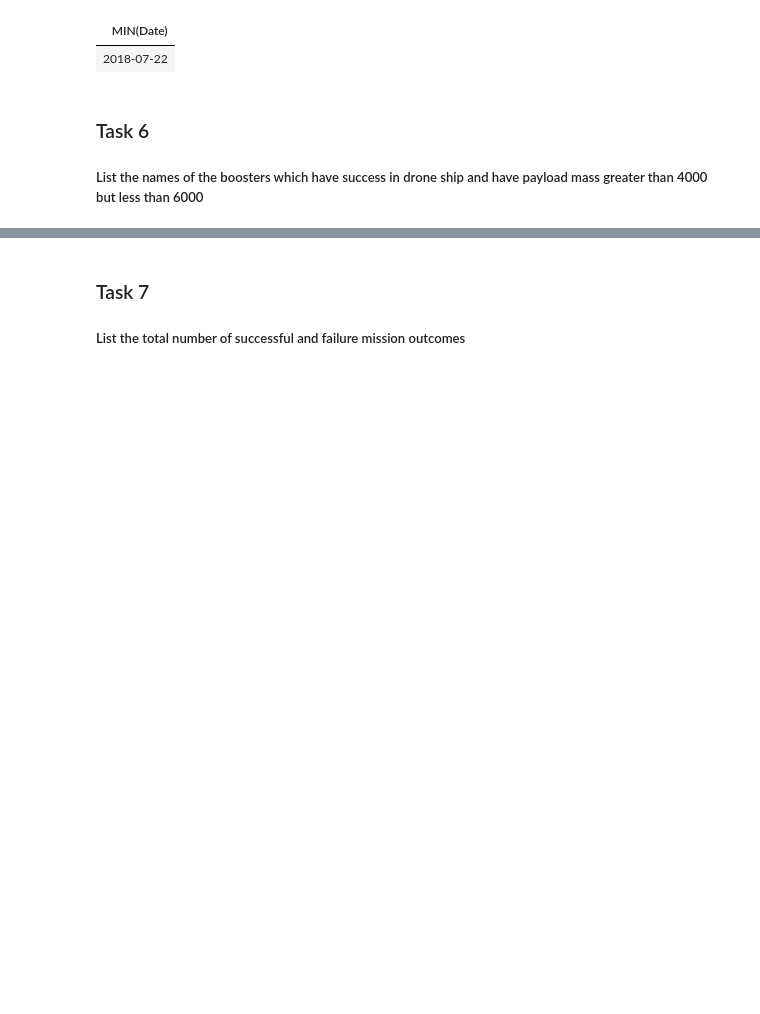
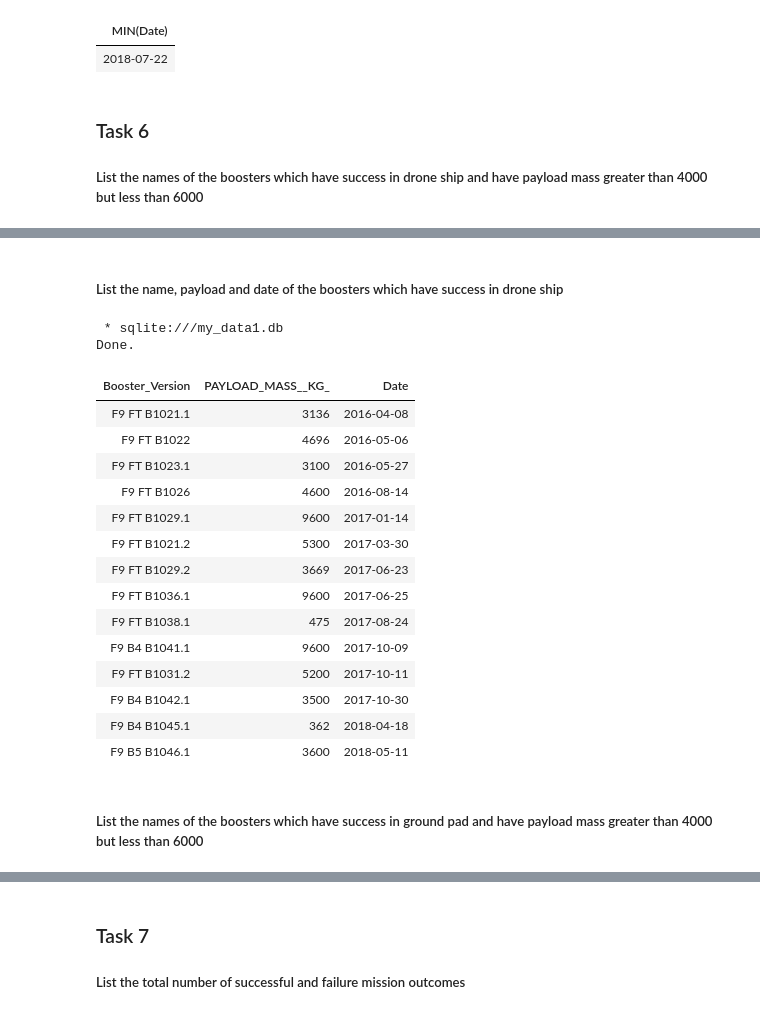
Before and after one commit to CarlosJunior41/Space_Y_project, a Jupyter notebook: jupyter-labs-eda-sql-coursera_sqllite (1).ipynb, the cells around one changed output, grey strips where cells are left out. Drawn from its saved outputs; the diff is of its cells as text; code cells hidden in the pictures; blank space fills up the shorter version.

```diff
--- a/jupyter-labs-eda-sql-coursera_sqllite (1).ipynb
+++ b/jupyter-labs-eda-sql-coursera_sqllite (1).ipynb
@@ -234,0 +421,26 @@ Done.
+# %% [markdown]
+##### List the name, payload and date of the boosters which have success in drone ship
+# %%
+%%sql
+SELECT Booster_version, PAYLOAD_MASS__KG_, Date FROM SPACEXTABLE
+    WHERE (Landing_Outcome = 'Success (drone ship)') ;
+# %% [output]
+ * sqlite:///my_data1.db
+Done.
+| Booster_Version | PAYLOAD_MASS__KG_ | Date |
+| F9 FT B1021.1 | 3136 | 2016-04-08 |
+| F9 FT B1022 | 4696 | 2016-05-06 |
+| F9 FT B1023.1 | 3100 | 2016-05-27 |
+| F9 FT B1026 | 4600 | 2016-08-14 |
+| F9 FT B1029.1 | 9600 | 2017-01-14 |
+| F9 FT B1021.2 | 5300 | 2017-03-30 |
+| F9 FT B1029.2 | 3669 | 2017-06-23 |
+| F9 FT B1036.1 | 9600 | 2017-06-25 |
+| F9 FT B1038.1 | 475 | 2017-08-24 |
+| F9 B4 B1041.1 | 9600 | 2017-10-09 |
+| F9 FT B1031.2 | 5200 | 2017-10-11 |
+| F9 B4 B1042.1 | 3500 | 2017-10-30 |
+| F9 B4 B1045.1 | 362 | 2018-04-18 |
+| F9 B5 B1046.1 | 3600 | 2018-05-11 |
+# %% [markdown]
+##### List the names of the boosters which have success in ground pad and have payload mass greater than 4000 but less than 6000
```
Also changed, not shown: parts of 39 cells of this notebook, 4 other files.
